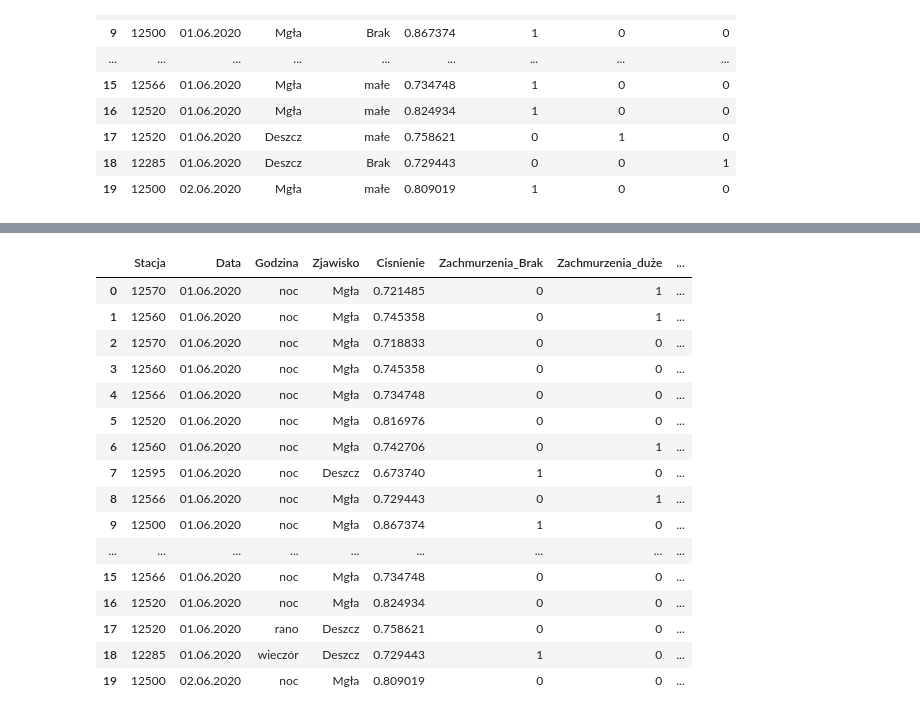
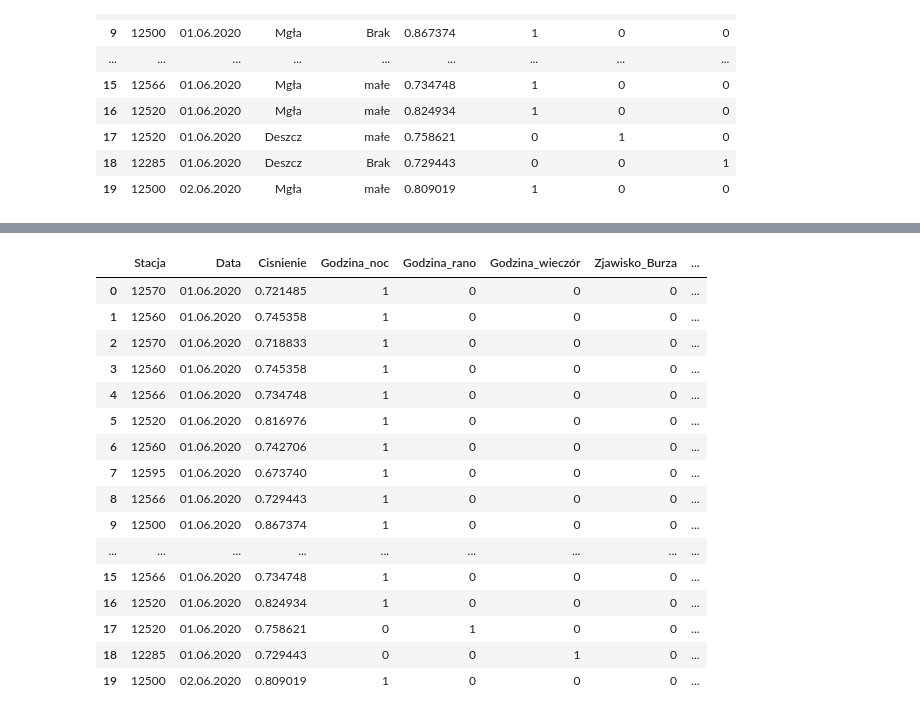
Before and after one commit to sztyberj/Zaawansowane-przetwarzanie-i-integracja-danych---sem.6, a Jupyter notebook: Zadanie1.ipynb, the cells around one changed output, grey strips where cells are left out. Drawn from its saved outputs; the diff is of its cells as text; code cells hidden in the pictures.

```diff
--- a/Zadanie1.ipynb
+++ b/Zadanie1.ipynb
@@ -141,8 +141,8 @@ data.Cisnienie.head(20)
 Name: Cisnienie, dtype: float64
 # %%
 #Zadanie 4
-X = pd.get_dummies(data, columns=['Godzina'])
-X.head(20)
+data = pd.get_dummies(data, columns=['Godzina'])
+data.head(20)
 # %% [output]
 |  | Stacja | Data | Zjawisko | Zachmurzenia | Cisnienie | Godzina_noc | Godzina_rano | Godzina_wieczór |
 | 0 | 12570 | 01.06.2020 | Mgła | duże | 0.721485 | 1 | 0 | 0 |
@@ -163,6 +163,6 @@ X.head(20)
 | 19 | 12500 | 02.06.2020 | Mgła | małe | 0.809019 | 1 | 0 | 0 |
 # %%
 #Zadanie 5
-Y=pd.get_dummies(data,columns=['Zjawisko'])
-Y.head(20)
+data = pd.get_dummies(data, columns=['Zjawisko'])
+data.head(20)
 # %% [output]
@@ -186,22 +186,21 @@ Y.head(20)
 # %%
-#Zadanie 6
-Z=pd.get_dummies(data, columns=['Zachmurzenia'])
-Z.head(20)
+data = pd.get_dummies(data, columns=['Zachmurzenia'])
+data.head(20)
 # %% [output]
-|  | Stacja | Data | Godzina | Zjawisko | Cisnienie | Zachmurzenia_Brak | Zachmurzenia_duże | ... |
-| 0 | 12570 | 01.06.2020 | noc | Mgła | 0.721485 | 0 | 1 | ... |
-| 1 | 12560 | 01.06.2020 | noc | Mgła | 0.745358 | 0 | 1 | ... |
-| 2 | 12570 | 01.06.2020 | noc | Mgła | 0.718833 | 0 | 0 | ... |
-| 3 | 12560 | 01.06.2020 | noc | Mgła | 0.745358 | 0 | 0 | ... |
-| 4 | 12566 | 01.06.2020 | noc | Mgła | 0.734748 | 0 | 0 | ... |
-| 5 | 12520 | 01.06.2020 | noc | Mgła | 0.816976 | 0 | 0 | ... |
-| 6 | 12560 | 01.06.2020 | noc | Mgła | 0.742706 | 0 | 1 | ... |
-| 7 | 12595 | 01.06.2020 | noc | Deszcz | 0.673740 | 1 | 0 | ... |
-| 8 | 12566 | 01.06.2020 | noc | Mgła | 0.729443 | 0 | 1 | ... |
-| 9 | 12500 | 01.06.2020 | noc | Mgła | 0.867374 | 1 | 0 | ... |
+|  | Stacja | Data | Cisnienie | Godzina_noc | Godzina_rano | Godzina_wieczór | Zjawisko_Burza | ... |
+| 0 | 12570 | 01.06.2020 | 0.721485 | 1 | 0 | 0 | 0 | ... |
+| 1 | 12560 | 01.06.2020 | 0.745358 | 1 | 0 | 0 | 0 | ... |
+| 2 | 12570 | 01.06.2020 | 0.718833 | 1 | 0 | 0 | 0 | ... |
+| 3 | 12560 | 01.06.2020 | 0.745358 | 1 | 0 | 0 | 0 | ... |
+| 4 | 12566 | 01.06.2020 | 0.734748 | 1 | 0 | 0 | 0 | ... |
+| 5 | 12520 | 01.06.2020 | 0.816976 | 1 | 0 | 0 | 0 | ... |
+| 6 | 12560 | 01.06.2020 | 0.742706 | 1 | 0 | 0 | 0 | ... |
+| 7 | 12595 | 01.06.2020 | 0.673740 | 1 | 0 | 0 | 0 | ... |
+| 8 | 12566 | 01.06.2020 | 0.729443 | 1 | 0 | 0 | 0 | ... |
+| 9 | 12500 | 01.06.2020 | 0.867374 | 1 | 0 | 0 | 0 | ... |
 | ... | ... | ... | ... | ... | ... | ... | ... | ... |
-| 15 | 12566 | 01.06.2020 | noc | Mgła | 0.734748 | 0 | 0 | ... |
-| 16 | 12520 | 01.06.2020 | noc | Mgła | 0.824934 | 0 | 0 | ... |
-| 17 | 12520 | 01.06.2020 | rano | Deszcz | 0.758621 | 0 | 0 | ... |
-| 18 | 12285 | 01.06.2020 | wieczór | Deszcz | 0.729443 | 1 | 0 | ... |
-| 19 | 12500 | 02.06.2020 | noc | Mgła | 0.809019 | 0 | 0 | ... |
+| 15 | 12566 | 01.06.2020 | 0.734748 | 1 | 0 | 0 | 0 | ... |
+| 16 | 12520 | 01.06.2020 | 0.824934 | 1 | 0 | 0 | 0 | ... |
+| 17 | 12520 | 01.06.2020 | 0.758621 | 0 | 1 | 0 | 0 | ... |
+| 18 | 12285 | 01.06.2020 | 0.729443 | 0 | 0 | 1 | 0 | ... |
+| 19 | 12500 | 02.06.2020 | 0.809019 | 1 | 0 | 0 | 0 | ... |
```
Also changed, not shown: parts of 1 cell of this notebook.
